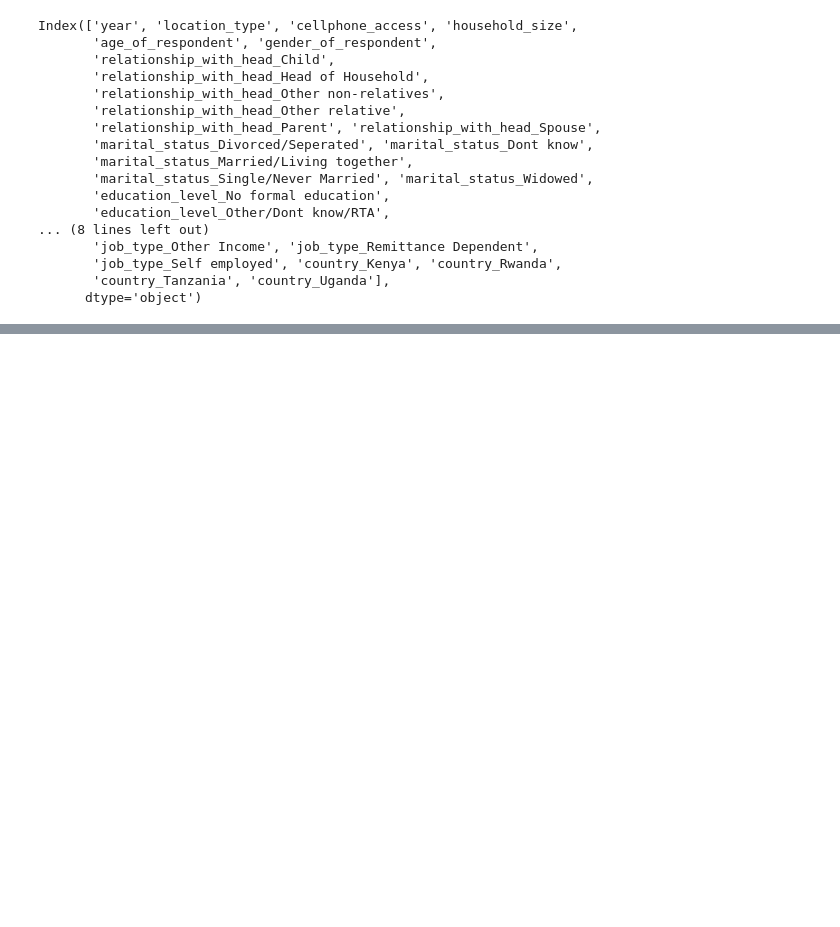
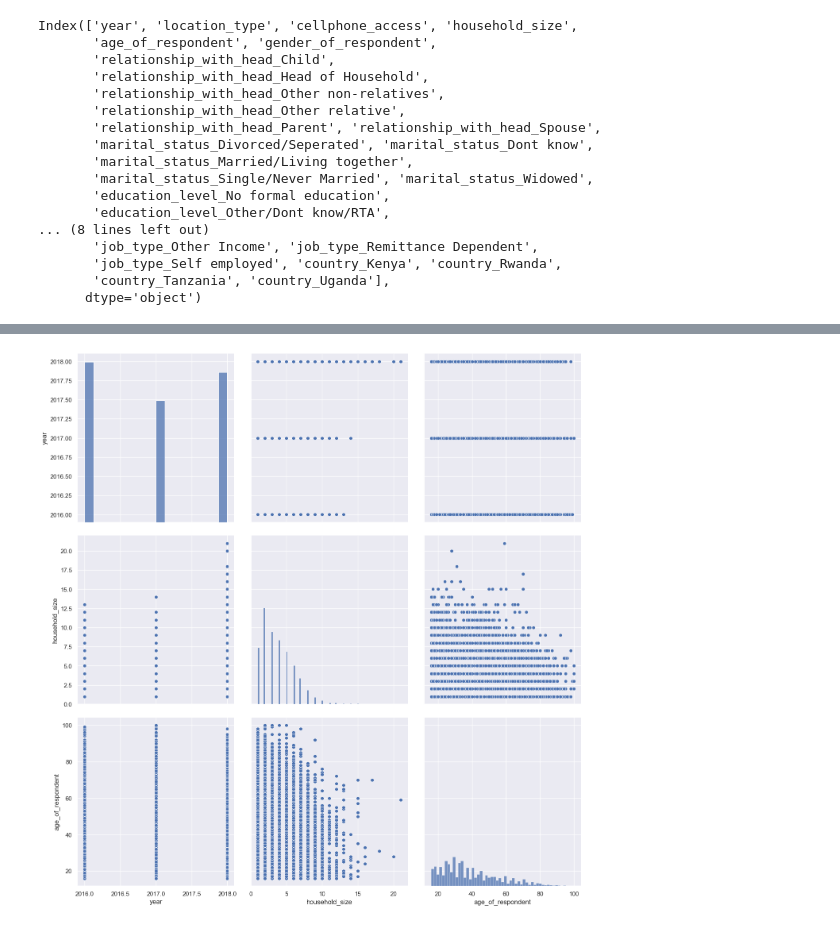
Before and after one commit to Marco-Pichl/ml_project_Team_C, a Jupyter notebook: EDA-and-modeling.ipynb, the cells around one changed output, grey strips where cells are left out. Drawn from its saved outputs; the diff is of its cells as text; code cells hidden in the pictures; blank space fills up the shorter version.

```diff
--- a/EDA-and-modeling.ipynb
+++ b/EDA-and-modeling.ipynb
@@ -383,0 +406,5 @@ Index(['year', 'location_type', 'cellphone_access', 'household_size',
+# %%
+g = sns.pairplot(train)
+g.fig.set_size_inches(15,15)
+# %% [output]
+[figure, added]
```
Also changed, not shown: parts of 16 cells of this notebook, 1 other file.
